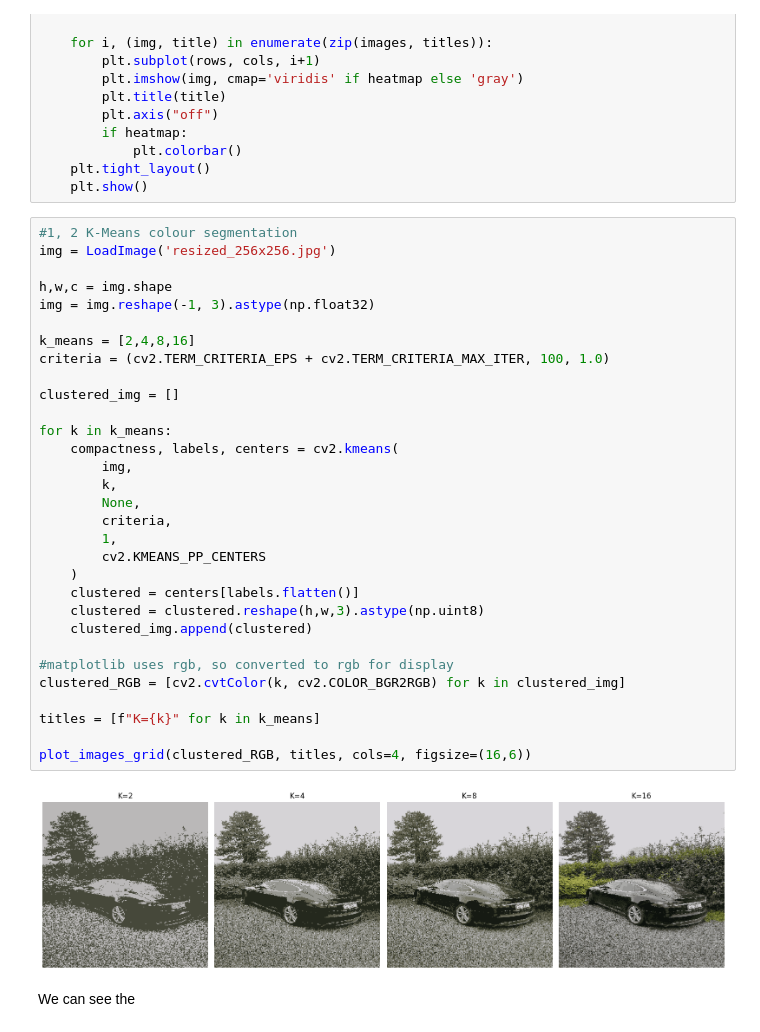
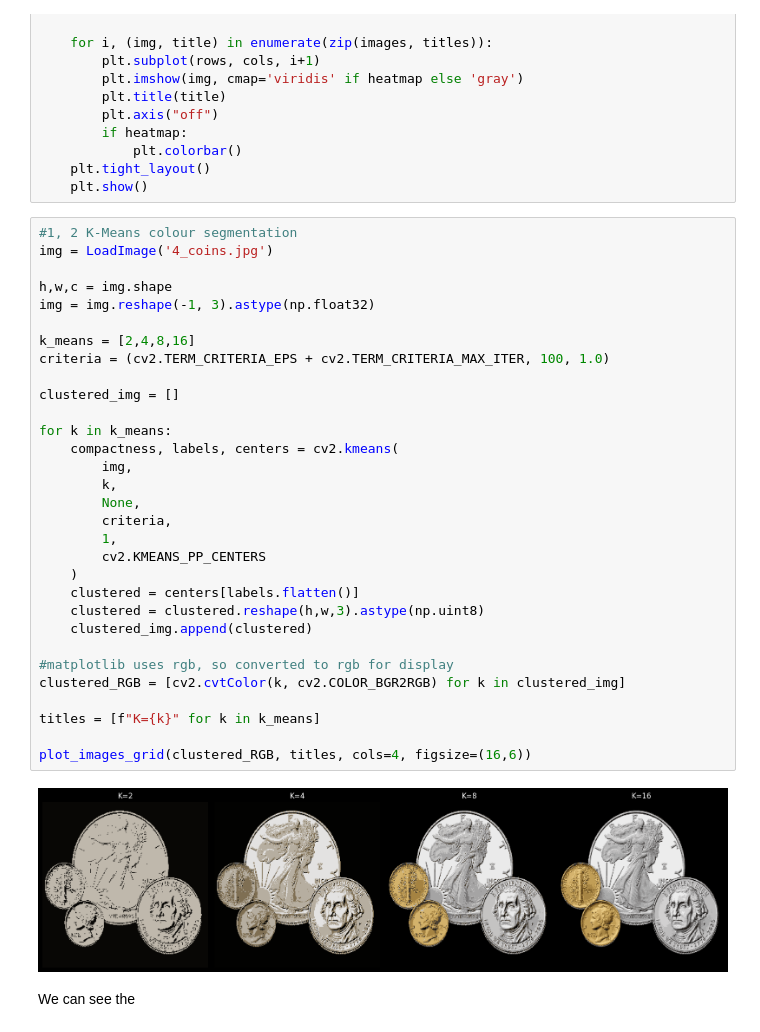
Before and after one commit to snorrehaha/ComputerVisionCourse, a Jupyter notebook: lab07/lab07E6.ipynb, the cells around one changed output. Drawn from its saved outputs; the diff is of its cells as text.

```diff
--- a/lab07/lab07E6.ipynb
+++ b/lab07/lab07E6.ipynb
@@ -31,37 +31,37 @@ def plot_images_grid(images, titles, cols=4, figsize=(12,6), heatmap=False):
     plt.show()
 # %%
 #1, 2 K-Means colour segmentation
-img = LoadImage('resized_256x256.jpg')
+img = LoadImage('4_coins.jpg')
 
 h,w,c = img.shape
 img = img.reshape(-1, 3).astype(np.float32)
 
 k_means = [2,4,8,16]
 criteria = (cv2.TERM_CRITERIA_EPS + cv2.TERM_CRITERIA_MAX_ITER, 100, 1.0)
 
 clustered_img = []
 
 for k in k_means:
     compactness, labels, centers = cv2.kmeans(
         img,
         k,
         None,
         criteria,
         1,
         cv2.KMEANS_PP_CENTERS
     )
     clustered = centers[labels.flatten()]
     clustered = clustered.reshape(h,w,3).astype(np.uint8)
     clustered_img.append(clustered)
 
 #matplotlib uses rgb, so converted to rgb for display
 clustered_RGB = [cv2.cvtColor(k, cv2.COLOR_BGR2RGB) for k in clustered_img]
 
 titles = [f"K={k}" for k in k_means]
 
 plot_images_grid(clustered_RGB, titles, cols=4, figsize=(16,6))
 # %% [output]
-[figure, old version]
+[figure, new version]
 # %% [markdown]
 We can see the
 # %%
```
Also changed, not shown: parts of 6 cells of this notebook, 11 other files.
